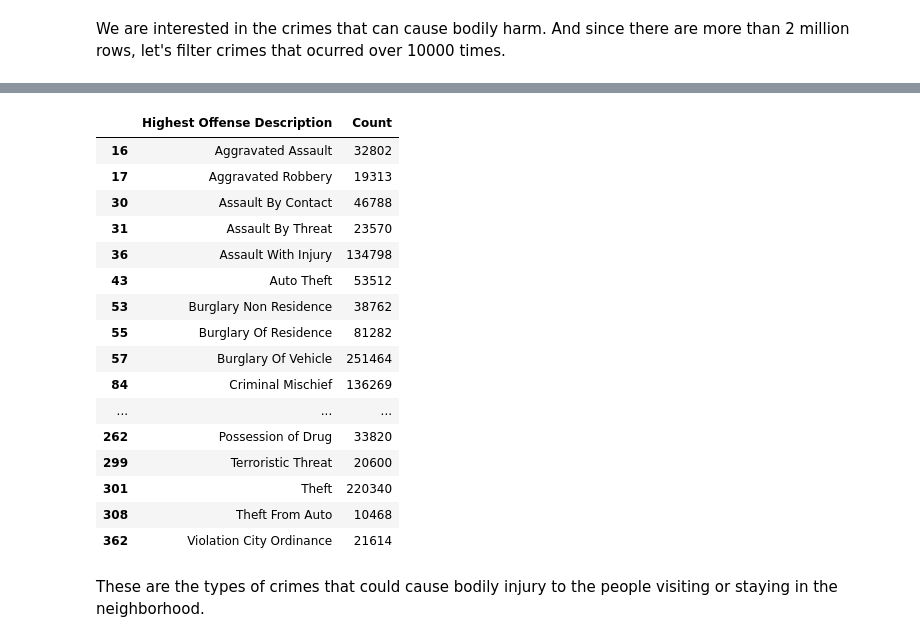
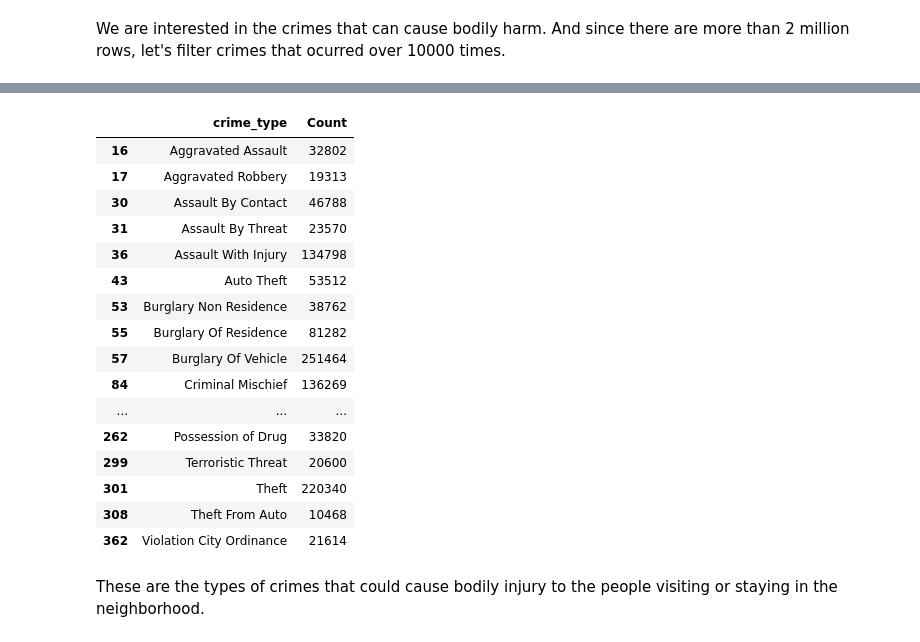
Before and after one commit to binayakhadka/crime_neighborhood_airbnb, a Jupyter notebook: Data_wrangling_crime_data.ipynb, the cells around one changed output, grey strips where cells are left out. Cells and saved outputs as stored; diff of their text form; code cells hidden in the pictures.

```diff
--- a/Data_wrangling_crime_data.ipynb
+++ b/Data_wrangling_crime_data.ipynb
@@ -212,7 +245,7 @@ Let's export the cleaned data to a new csv file.
 # %%
 df1.to_csv("crimedata_cleaned.csv", index=False)
 # %%
-df = pd.read_csv("crimedata_cleaned.csv")
+df = pd.read_csv("data/crimedata_cleaned.csv")
 # %%
 df.head()
 # %% [output]
@@ -240,6 +273,6 @@ There is repetition of latitude and longitude, we can see multiple crimes happen
 # %% [markdown]
 We are interested in the crimes that can cause bodily harm. And since there are more than 2 million rows, let's filter  crimes that ocurred over 10000 times.
 # %%
-filter = df.groupby(['Highest Offense Description']).size().reset_index().rename(columns={0:'Count'})
+filter = df.groupby(['crime_type']).agg(Count=('crime_type','size')).reset_index()
 filter
 # %% [output]
@@ -257,24 +290,24 @@ filter
 | 367 | Weapon Viol - Other | 392 |
 368 rows × 2 columns
 # %%
-crime = filter[(filter.Count>=10000) & ~filter['Highest Offense Description'].isin(['Theft Of Bicycle',
+crime = filter[(filter.Count>=10000) & ~filter['crime_type'].isin(['Theft Of Bicycle',
                                                                                     'Theft Of Service',
                                                                                     'Viol City Ordinance - Other',
                                                                                     'Warrant Arrest Non Traffic',
                                                                                     'Theft By Shoplifting',
                                                                                     'Dating Disturbance',
                                                                                     'Debit/Credit Card Abuse',
                                                                                     'Disturbance - Other',
                                                                                     'Family Disturbance',
                                                                                     'Forgery And Passing',
                                                                                     'Fraud - Other',
                                                                                     'Graffiti',
                                                                                     'Custody Arrest Traffic Warr',
                                                                                     'Identity Theft'])]
 
 crime
 # %% [output]
-|  | Highest Offense Description | Count |
+|  | crime_type | Count |
 | 16 | Aggravated Assault | 32802 |
 | 17 | Aggravated Robbery | 19313 |
 | 30 | Assault By Contact | 46788 |
```
Also changed, not shown: parts of 11 cells of this notebook, 1 other file.
